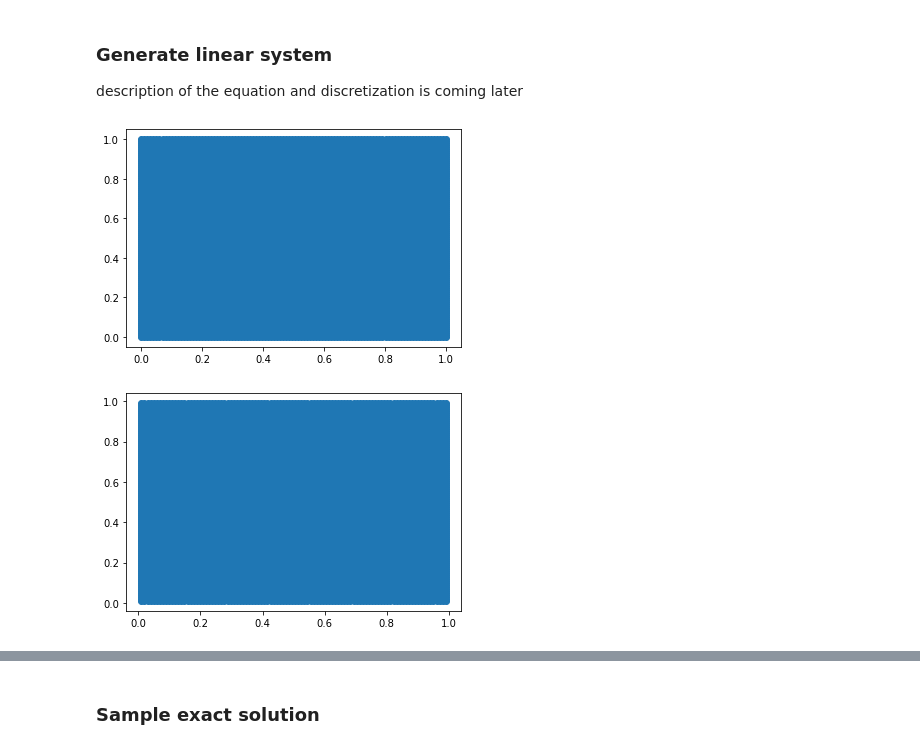
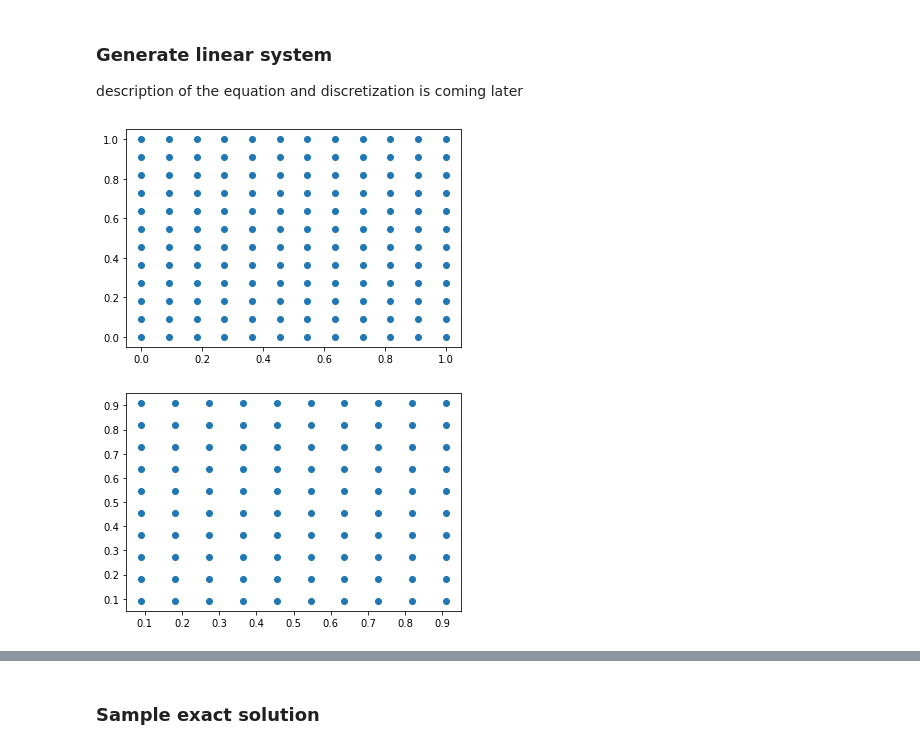
Before and after one commit to okhmat/Iterative-Methods, a Jupyter notebook: Iterative_Solvers.ipynb, the cells around one changed output, grey strips where cells are left out. Saved outputs shown, nothing was run; the diff lists cells and outputs as text; code cells hidden in the pictures.

```diff
--- a/Iterative_Solvers.ipynb
+++ b/Iterative_Solvers.ipynb
@@ -30,26 +31,26 @@ def a1(i, j):
 def a2(i, j):
     return 0.5 * (a(x[i], y[j]) + a(x[i], y[j-1]))
 # %%
-N = 100 # number of internal points of the grid
+N = 10 # number of internal points of the grid
 Nx = N
 Ny = N
 dx = 1 / (Nx + 1)
 x = np.linspace(0, 1, Nx+2).reshape(Nx+2, 1)
 xi = x[1:-1].reshape(Nx, 1)  # interior points N
 
 # in y direction
 dy = dx
 y = x.copy()
 yi = xi.copy()
 
 xv, yv = np.meshgrid(x, y)  # the whole grid
 xiv, yiv = np.meshgrid(xi, yi)  # interior grid only
 
 # plot the whole grid and internal points
 plt.scatter(xv, yv)
 plt.show()
 plt.scatter(xiv, yiv)
 plt.show()
 # %% [output]
-[figure, old version]
+[figure, new version]
-[figure, old version]
+[figure, new version]
```
Also changed, not shown: parts of 16 cells of this notebook, 3 other files.
